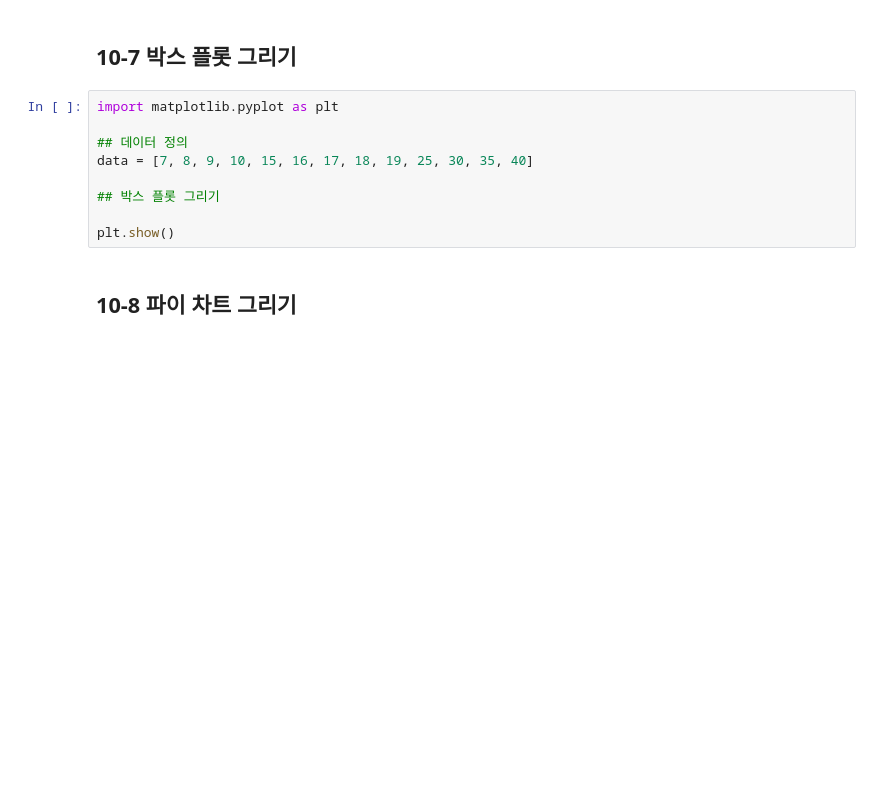
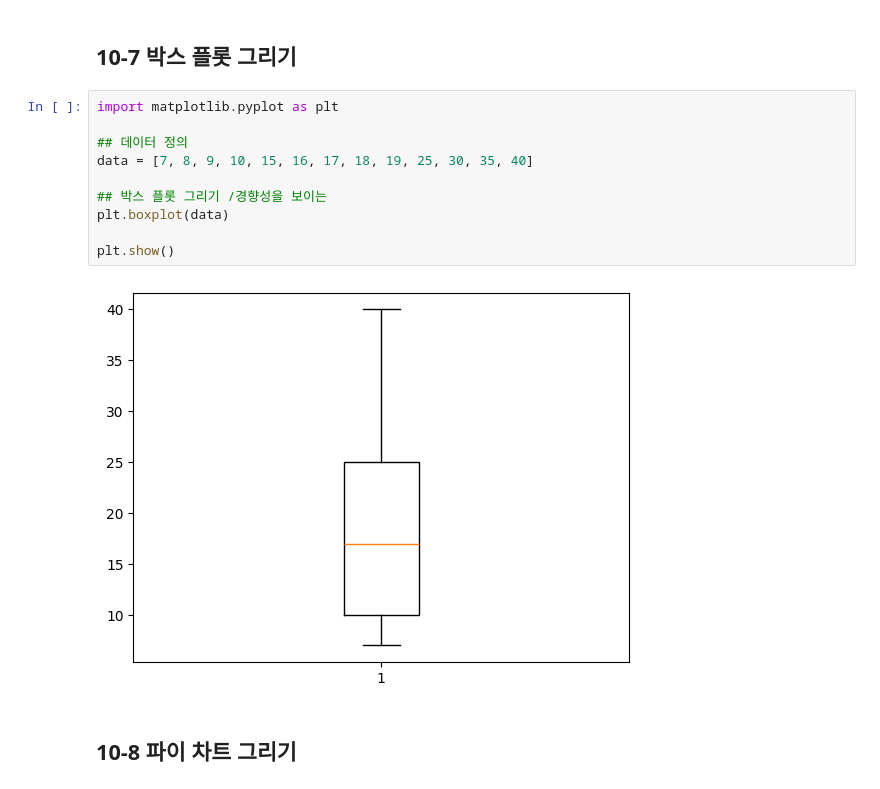
Before and after one commit to Haeunoo/Data-Analysis-with-Open-Source, a Jupyter notebook: 오픈소스_데이터_분석_10강_실습.ipynb, the cells around one changed output. Cells and saved outputs as stored; diff of their text form; blank space fills up the shorter version.

```diff
--- a/오픈소스_데이터_분석_10강_실습.ipynb
+++ b/오픈소스_데이터_분석_10강_실습.ipynb
@@ -137,12 +143,15 @@ plt.show()
 # %%
 import matplotlib.pyplot as plt
 
 ## 데이터 정의
 data = [7, 8, 9, 10, 15, 16, 17, 18, 19, 25, 30, 35, 40]
 
-## 박스 플롯 그리기
+## 박스 플롯 그리기 /경향성을 보이는
+plt.boxplot(data)
 
 plt.show()
+# %% [output]
+[figure, added]
 # %% [markdown]
 ## 10-8 파이 차트 그리기
 # %%
```
Also changed, not shown: parts of 13 cells of this notebook.
